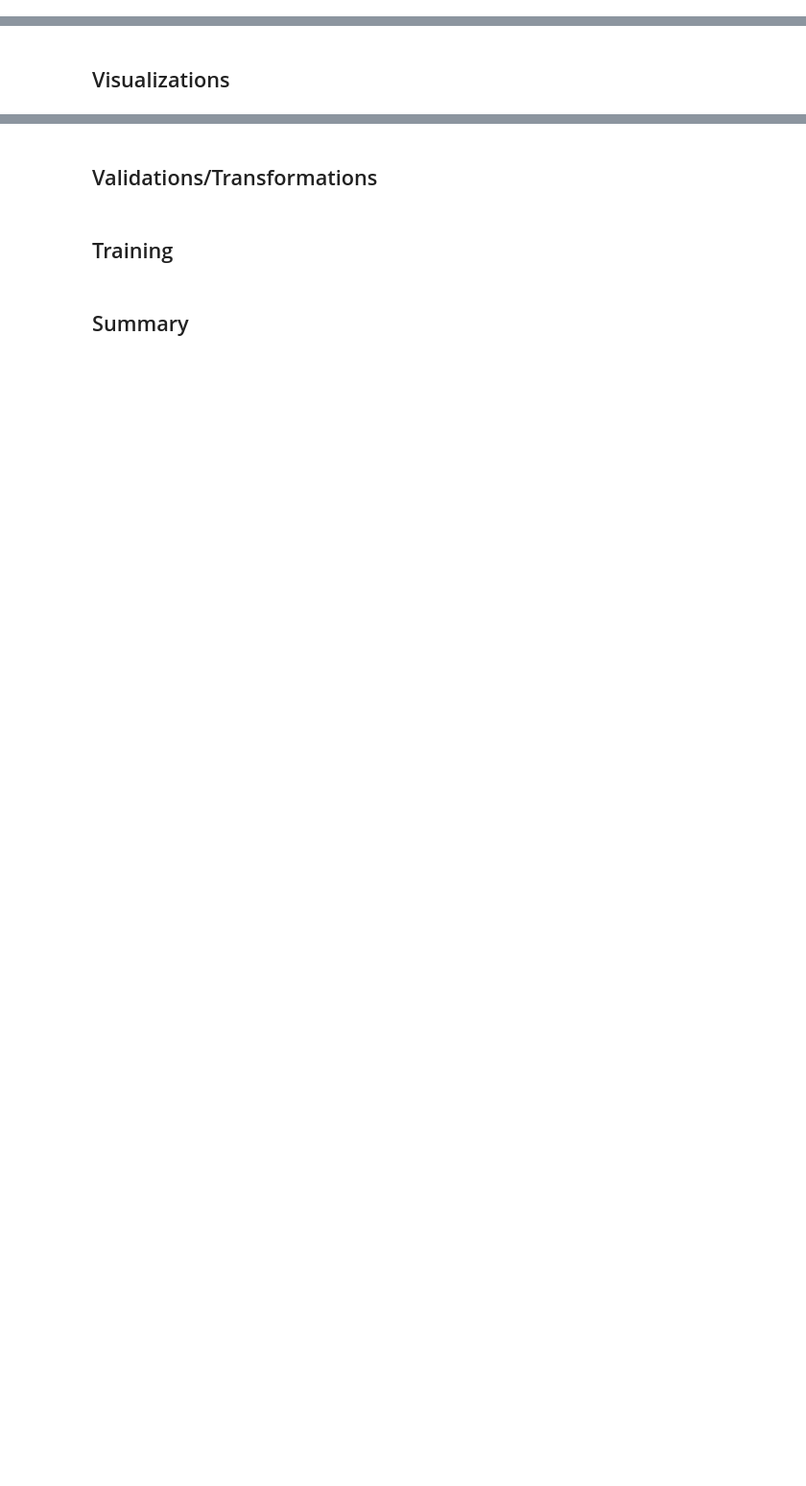
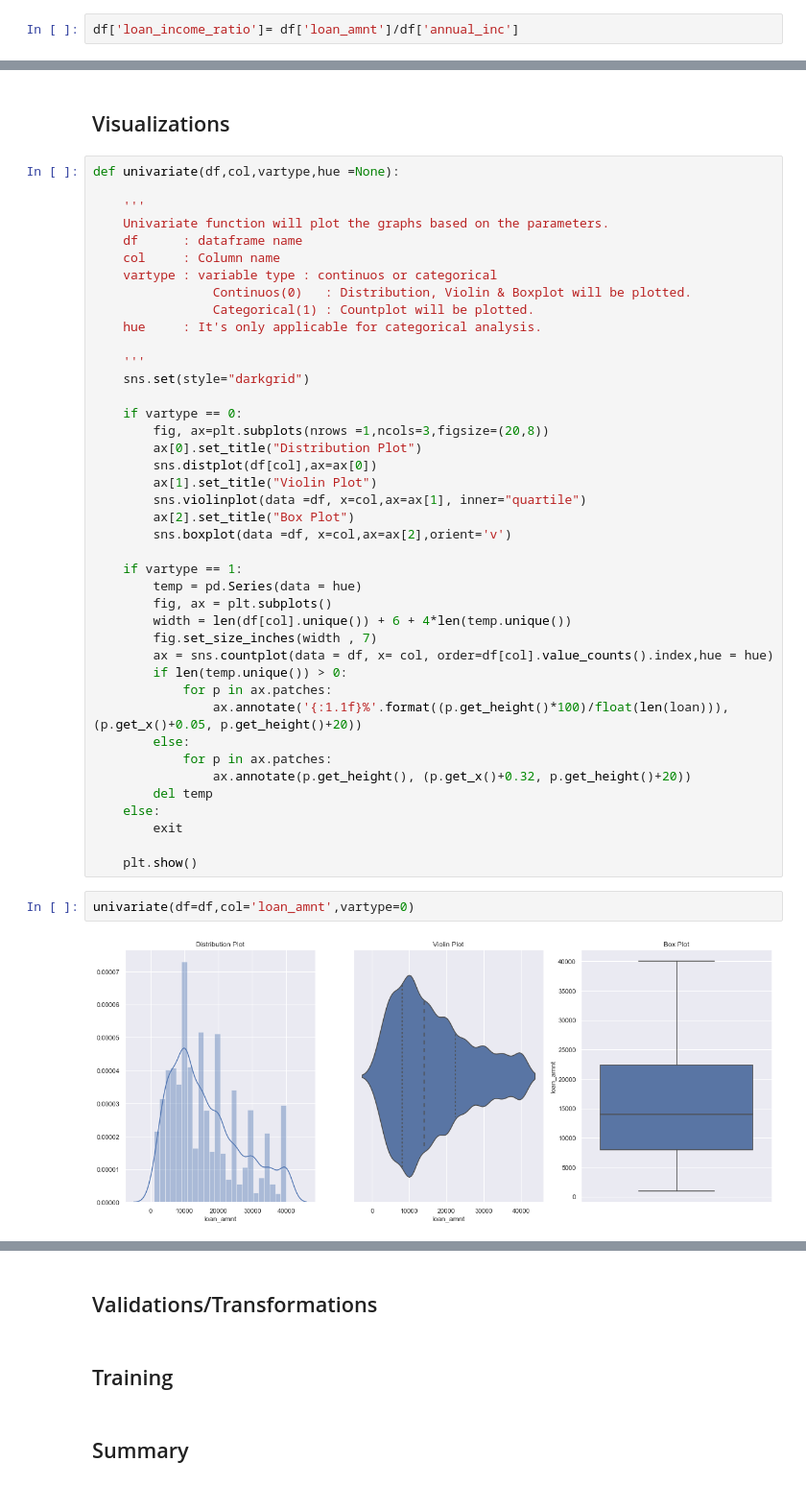
Before and after one commit to rahuluppuluri/Loan-Data-Analysis, a Jupyter notebook: loan_data_analysis.ipynb, the cells around one changed output, grey strips where cells are left out. Shown at 96% size. Saved outputs shown, nothing was run; the diff lists cells and outputs as text; blank space fills up the shorter version.

```diff
--- a/loan_data_analysis.ipynb
+++ b/loan_data_analysis.ipynb
@@ -89,0 +138,2 @@ New dataset rows,columns (4999, 145)
+# %%
+df['loan_income_ratio']= df['loan_amnt']/df['annual_inc']
@@ -90,2 +166,47 @@ New dataset rows,columns (4999, 145)
 # %% [markdown]
 ## Visualizations
+# %%
+def univariate(df,col,vartype,hue =None):
+
+    '''
+    Univariate function will plot the graphs based on the parameters.
+    df      : dataframe name
+    col     : Column name
+    vartype : variable type : continuos or categorical
+                Continuos(0)   : Distribution, Violin & Boxplot will be plotted.
+                Categorical(1) : Countplot will be plotted.
+    hue     : It's only applicable for categorical analysis.
+
+    '''
+    sns.set(style="darkgrid")
+
+    if vartype == 0:
+        fig, ax=plt.subplots(nrows =1,ncols=3,figsize=(20,8))
+        ax[0].set_title("Distribution Plot")
+        sns.distplot(df[col],ax=ax[0])
+        ax[1].set_title("Violin Plot")
+        sns.violinplot(data =df, x=col,ax=ax[1], inner="quartile")
+        ax[2].set_title("Box Plot")
+        sns.boxplot(data =df, x=col,ax=ax[2],orient='v')
+
+    if vartype == 1:
+        temp = pd.Series(data = hue)
+        fig, ax = plt.subplots()
+        width = len(df[col].unique()) + 6 + 4*len(temp.unique())
+        fig.set_size_inches(width , 7)
+        ax = sns.countplot(data = df, x= col, order=df[col].value_counts().index,hue = hue)
+        if len(temp.unique()) > 0:
+            for p in ax.patches:
+                ax.annotate('{:1.1f}%'.format((p.get_height()*100)/float(len(loan))), (p.get_x()+0.05, p.get_height()+20))
+        else:
+            for p in ax.patches:
+                ax.annotate(p.get_height(), (p.get_x()+0.32, p.get_height()+20))
+        del temp
+    else:
+        exit
+
+    plt.show()
+# %%
+univariate(df=df,col='loan_amnt',vartype=0)
+# %% [output]
+[figure, added]
```
Also changed, not shown: parts of 35 cells of this notebook.
